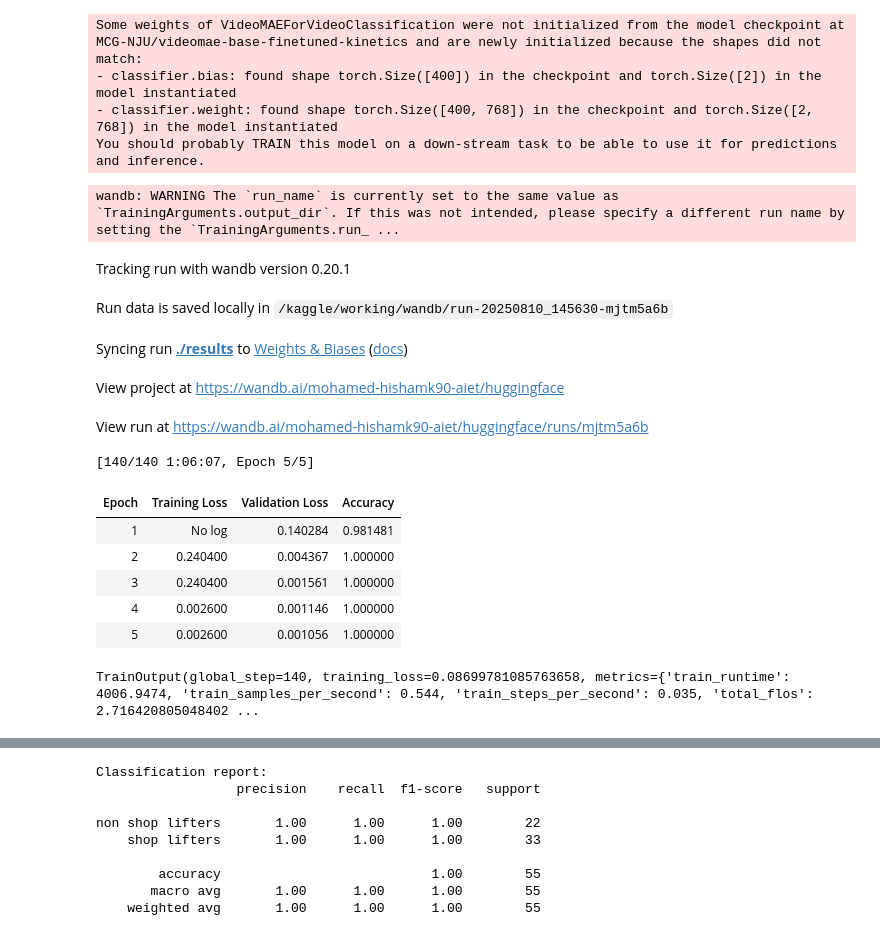
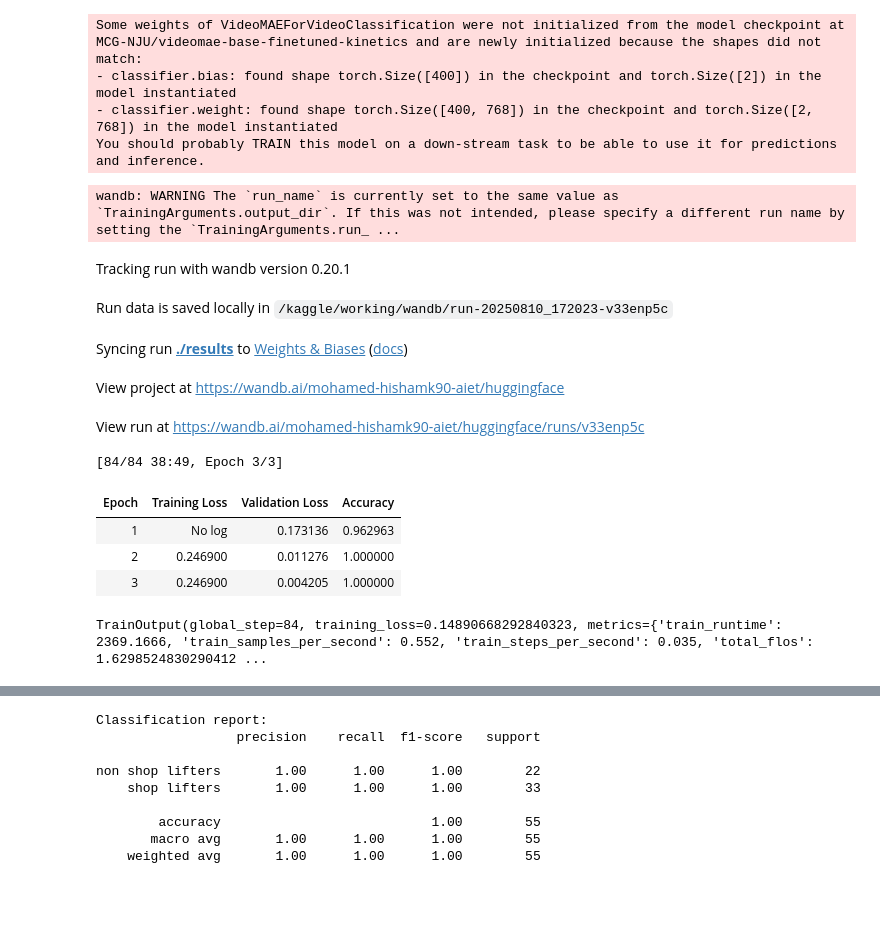
Before and after one commit to Mohamedh0/Cellula-Internship, a Jupyter notebook: Shoplifting-Classification/notebooks/shoplifting-classification-transformers.ipynb, the cells around one changed output, grey strips where cells are left out. Cells and saved outputs as stored; diff of their text form; code cells hidden in the pictures; blank space fills up the shorter version.

```diff
--- a/Shoplifting-Classification/notebooks/shoplifting-classification-transformers.ipynb
+++ b/Shoplifting-Classification/notebooks/shoplifting-classification-transformers.ipynb
@@ -236,46 +236,44 @@ def collate_fn(batch):
 # %%
 training_args = TrainingArguments(
     output_dir="./results",
-    num_train_epochs=5,
+    num_train_epochs=3,
     per_device_train_batch_size=4,
     per_device_eval_batch_size=4,
     gradient_accumulation_steps=4,
     learning_rate=2e-5,
     weight_decay=0.01,
     logging_dir="./logs",
     logging_steps=50,
     eval_strategy="epoch",
     save_strategy="epoch",
     load_best_model_at_end=True,
     metric_for_best_model="accuracy",
     fp16=True,
 )
 
 trainer = Trainer(
     model=model,
     args=training_args,
     train_dataset=train_ds,
     eval_dataset=val_ds,
     compute_metrics=compute_metrics,
     data_collator=collate_fn
 )
 
 trainer.train()
 # %% [output]
 wandb: WARNING The `run_name` is currently set to the same value as `TrainingArguments.output_dir`. If this was not intended, please specify a different run name by setting the `TrainingArguments.run_ ...
 Tracking run with wandb version 0.20.1
-Run data is saved locally in /kaggle/working/wandb/run-20250810_145630-mjtm5a6b
+Run data is saved locally in /kaggle/working/wandb/run-20250810_172023-v33enp5c
 Syncing run ./results to Weights & Biases (docs)
 View project at https://wandb.ai/mohamed-hishamk90-aiet/huggingface
-View run at https://wandb.ai/mohamed-hishamk90-aiet/huggingface/runs/mjtm5a6b
+View run at https://wandb.ai/mohamed-hishamk90-aiet/huggingface/runs/v33enp5c
-[140/140 1:06:07, Epoch 5/5]
+[84/84 38:49, Epoch 3/3]
 | Epoch | Training Loss | Validation Loss | Accuracy |
-| 1 | No log | 0.140284 | 0.981481 |
-| 2 | 0.240400 | 0.004367 | 1.000000 |
-| 3 | 0.240400 | 0.001561 | 1.000000 |
-| 4 | 0.002600 | 0.001146 | 1.000000 |
-| 5 | 0.002600 | 0.001056 | 1.000000 |
+| 1 | No log | 0.173136 | 0.962963 |
+| 2 | 0.246900 | 0.011276 | 1.000000 |
+| 3 | 0.246900 | 0.004205 | 1.000000 |
-TrainOutput(global_step=140, training_loss=0.08699781085763658, metrics={'train_runtime': 4006.9474, 'train_samples_per_second': 0.544, 'train_steps_per_second': 0.035, 'total_flos': 2.716420805048402 ...
+TrainOutput(global_step=84, training_loss=0.14890668292840323, metrics={'train_runtime': 2369.1666, 'train_samples_per_second': 0.552, 'train_steps_per_second': 0.035, 'total_flos': 1.6298524830290412 ...
 # %%
 trainer.evaluate()
 # %% [output]
```
Also changed, not shown: parts of 4 cells of this notebook.
